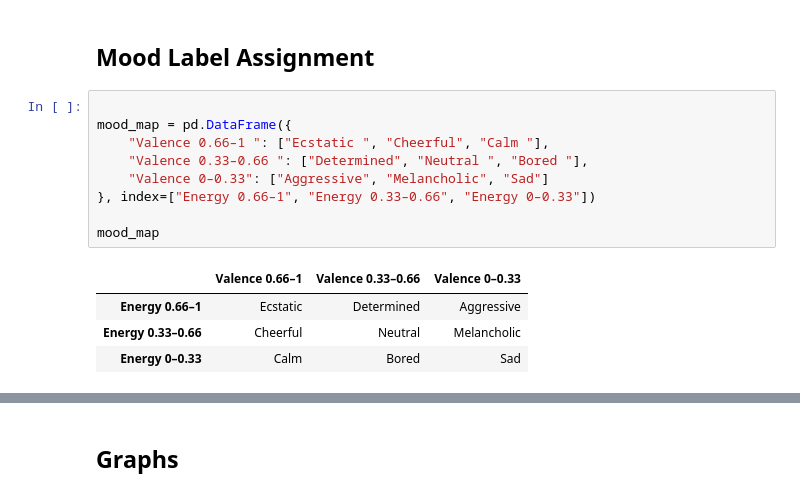
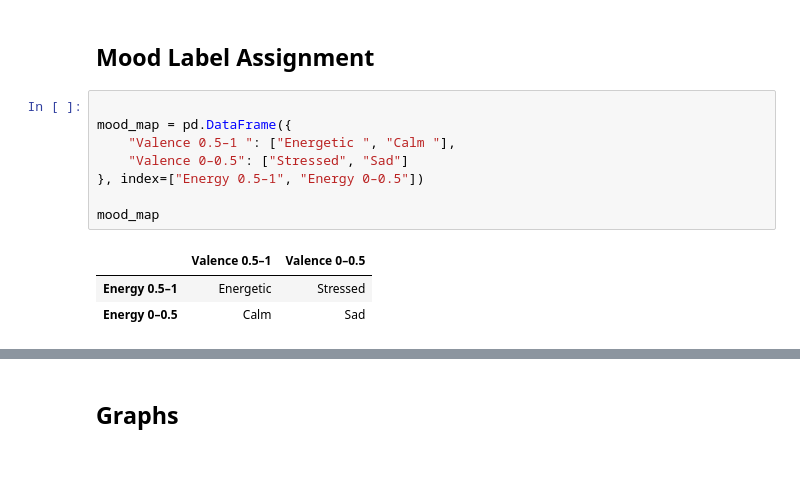
Before and after one commit to BILGI-IE-423/ie423-2024-2025-termproject-algorhythm, a Jupyter notebook: Preprocessing.ipynb, the cells around one changed output, grey strips where cells are left out. Drawn from its saved outputs; the diff is of its cells as text; blank space fills up the shorter version.

```diff
--- a/Preprocessing.ipynb
+++ b/Preprocessing.ipynb
@@ -161,15 +161,13 @@ df_cleaned_new = df_cleaned_new.drop_duplicates(subset='track_id', keep='first')
 # %%
 
 mood_map = pd.DataFrame({
-    "Valence 0.66–1 ": ["Ecstatic ", "Cheerful", "Calm "],
-    "Valence 0.33–0.66 ": ["Determined", "Neutral ", "Bored "],
-    "Valence 0–0.33": ["Aggressive", "Melancholic", "Sad"]
-}, index=["Energy 0.66–1", "Energy 0.33–0.66", "Energy 0–0.33"])
+    "Valence 0.5–1 ": ["Energetic ", "Calm "],
+    "Valence 0–0.5": ["Stressed", "Sad"]
+}, index=["Energy 0.5–1", "Energy 0–0.5"])
 
 mood_map
 # %% [output]
-|  | Valence 0.66–1 | Valence 0.33–0.66 | Valence 0–0.33 |
-| Energy 0.66–1 | Ecstatic | Determined | Aggressive |
-| Energy 0.33–0.66 | Cheerful | Neutral | Melancholic |
-| Energy 0–0.33 | Calm | Bored | Sad |
+|  | Valence 0.5–1 | Valence 0–0.5 |
+| Energy 0.5–1 | Energetic | Stressed |
+| Energy 0–0.5 | Calm | Sad |
 # %%
```
Also changed, not shown: parts of 11 cells of this notebook.
